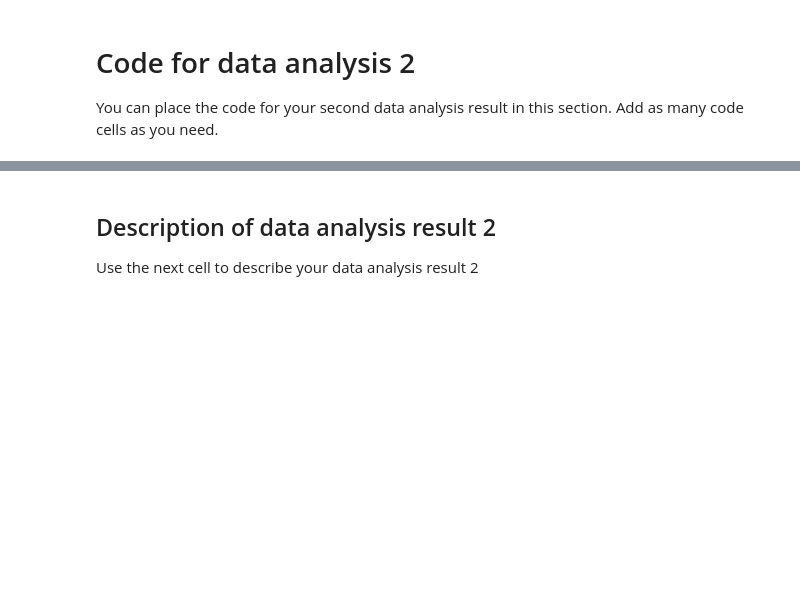
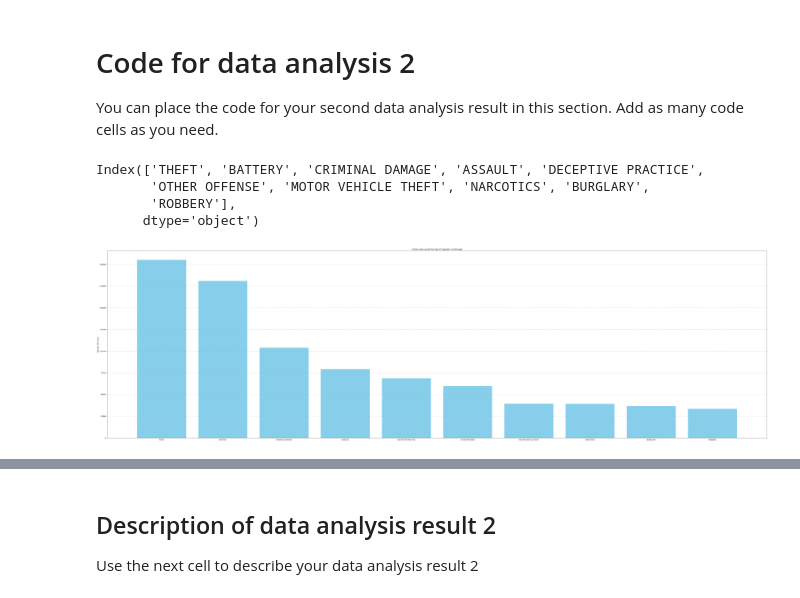
Before and after one commit to ht6631/GroupWorks_IST_652, a Jupyter notebook: HW4/HW4_Group4.ipynb, the cells around one changed output, grey strips where cells are left out. Drawn from its saved outputs; the diff is of its cells as text; code cells hidden in the pictures; blank space fills up the shorter version.

```diff
--- a/HW4/HW4_Group4.ipynb
+++ b/HW4/HW4_Group4.ipynb
@@ -40,11 +109,24 @@ Use the next cell to describe your data analysis result 1
 
 You can place the code for your second data analysis result in this section. Add as many code cells as you need.
 # %%
-crimes.info()
-# It seems there are lots of crime cases without location information, I'll drop those.
-crimes_ordered=crimes.sort_index(ascending=True)
-crimes_ordered.drop(crimes_ordered[np.isnan(crimes_ordered['Latitude'])].index, inplace=True)
-crimes_ordered.set_index("Date",inplace=True)
-crimes_ordered=crimes_ordered.sort_index(ascending=True)
-crimes_ordered.shape[0]
+# What are the crime types with more total cases
+common_crimes = crimes_ordered['Primary Type'].value_counts().head(10).to_frame()
+common_crimes.index
+# According to the total crime case counts, 'theft' and 'battery' are the most 'popular' ones,
+# followed by 'criminal damage', 'assualt' ...
+# %% [output]
+Index(['THEFT', 'BATTERY', 'CRIMINAL DAMAGE', 'ASSAULT', 'DECEPTIVE PRACTICE',
+       'OTHER OFFENSE', 'MOTOR VEHICLE THEFT', 'NARCOTICS', 'BURGLARY',
+       'ROBBERY'],
+      dtype='object')
+# %%
+common_crimes
+plt.figure(figsize=(70, 20))
+plt.bar(common_crimes['Primary Type'].index, common_crimes['Primary Type'].values, color='skyblue')
+plt.title("Crime case counts for top 10 'popular' crime type")
+plt.ylabel('Number of Crimes')
+plt.grid(axis='y', linestyle='--', alpha=0.8)
+plt.show()
+# %% [output]
+[figure, added]
 # %%
```
Also changed, not shown: parts of 14 cells of this notebook, 4 other files.
